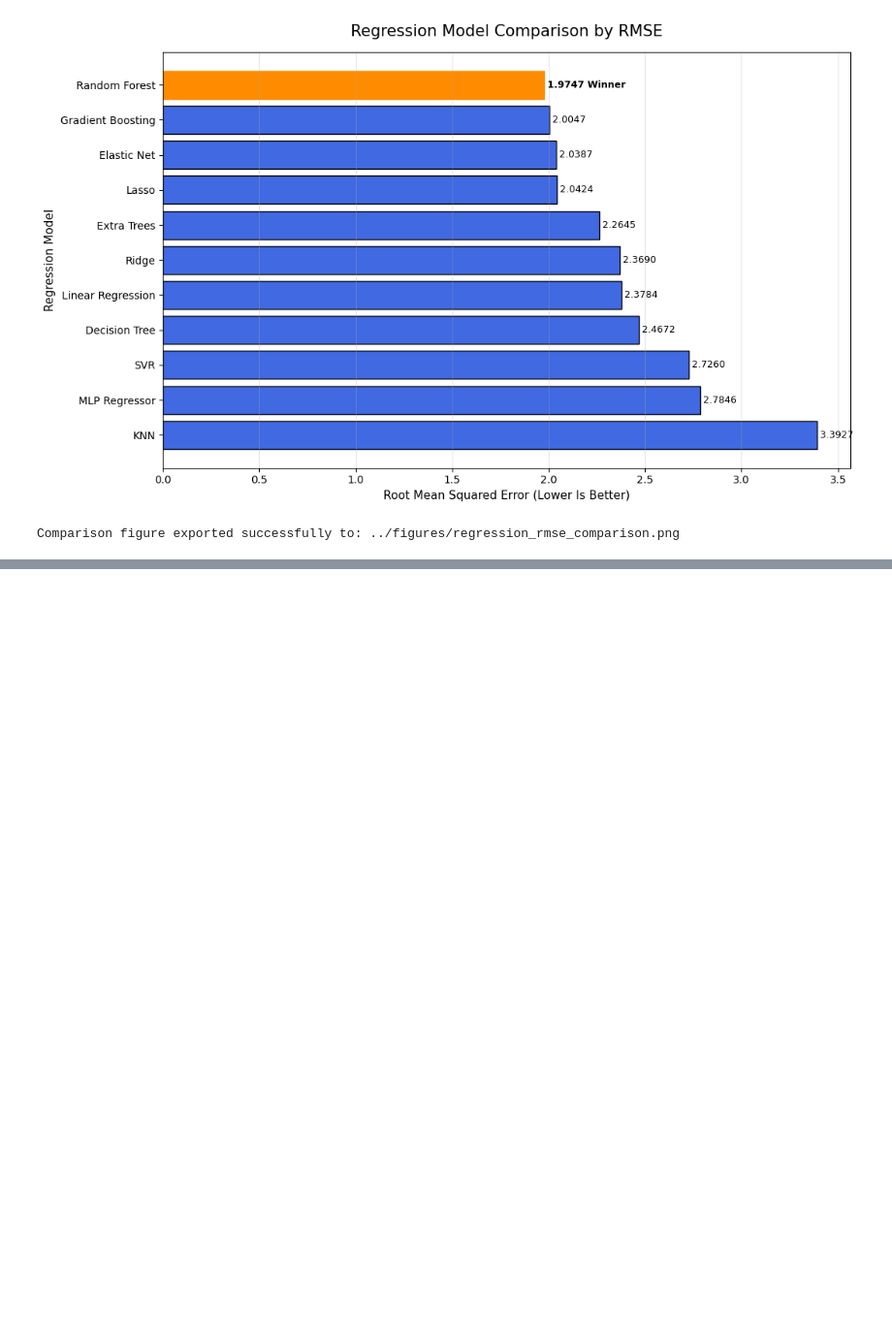
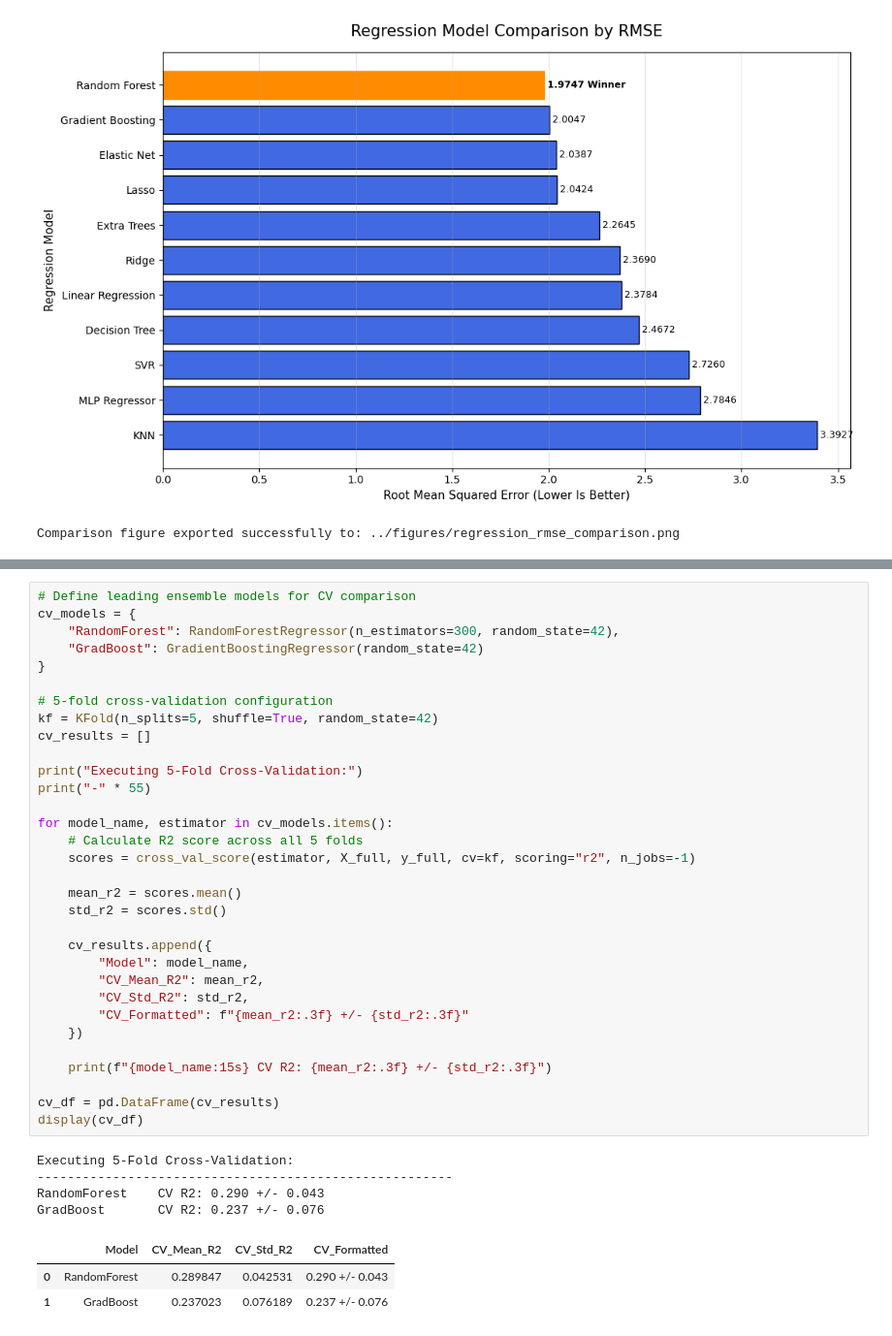
Before and after one commit to NDracorex/student-performance-ml, a Jupyter notebook: notebooks/06_model_comparison.ipynb, the cells around one changed output, grey strips where cells are left out. Shown at 97% size. Cells and saved outputs as stored; diff of their text form; blank space fills up the shorter version.

```diff
--- a/notebooks/06_model_comparison.ipynb
+++ b/notebooks/06_model_comparison.ipynb
@@ -93,0 +153,40 @@ Comparison figure exported successfully to: ../figures/regression_rmse_compariso
+# %%
+# Define leading ensemble models for CV comparison
+cv_models = {
+    "RandomForest": RandomForestRegressor(n_estimators=300, random_state=42),
+    "GradBoost": GradientBoostingRegressor(random_state=42)
+}
+
+# 5-fold cross-validation configuration
+kf = KFold(n_splits=5, shuffle=True, random_state=42)
+cv_results = []
+
+print("Executing 5-Fold Cross-Validation:")
+print("-" * 55)
+
+for model_name, estimator in cv_models.items():
+    # Calculate R2 score across all 5 folds
+    scores = cross_val_score(estimator, X_full, y_full, cv=kf, scoring="r2", n_jobs=-1)
+
+    mean_r2 = scores.mean()
+    std_r2 = scores.std()
+
+    cv_results.append({
+        "Model": model_name,
+        "CV_Mean_R2": mean_r2,
+        "CV_Std_R2": std_r2,
+        "CV_Formatted": f"{mean_r2:.3f} +/- {std_r2:.3f}"
+    })
+
+    print(f"{model_name:15s} CV R2: {mean_r2:.3f} +/- {std_r2:.3f}")
+
+cv_df = pd.DataFrame(cv_results)
+display(cv_df)
+# %% [output]
+Executing 5-Fold Cross-Validation:
+-------------------------------------------------------
+RandomForest    CV R2: 0.290 +/- 0.043
+GradBoost       CV R2: 0.237 +/- 0.076
+|  | Model | CV_Mean_R2 | CV_Std_R2 | CV_Formatted |
+| 0 | RandomForest | 0.289847 | 0.042531 | 0.290 +/- 0.043 |
+| 1 | GradBoost | 0.237023 | 0.076189 | 0.237 +/- 0.076 |
```
Also changed, not shown: parts of 5 cells of this notebook, 1 other file.
